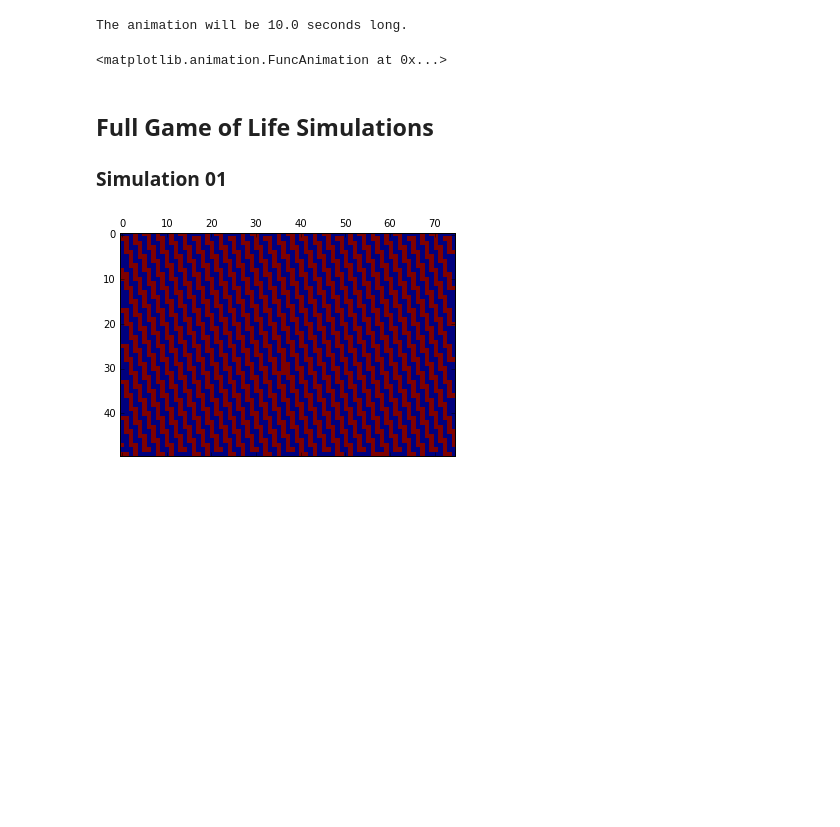
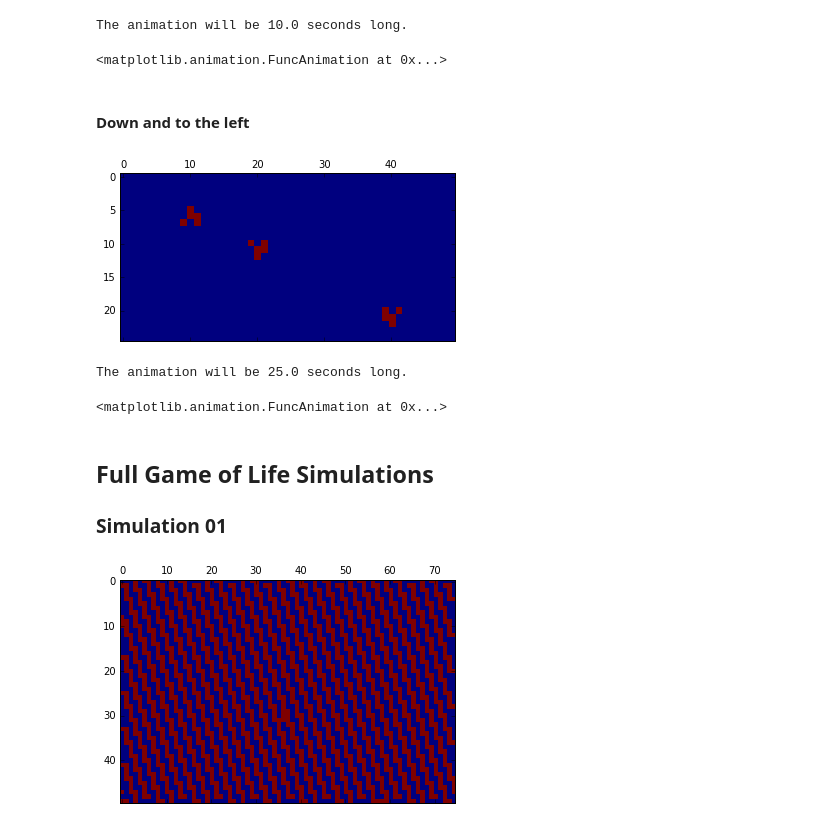
Before and after one commit to UCO-CSPI/CellularAutomaton, a Jupyter notebook: testingCAGrid.ipynb, the cells around one changed output. Saved outputs shown, nothing was run; the diff lists cells and outputs as text; code cells hidden in the pictures; blank space fills up the shorter version.

```diff
--- a/testingCAGrid.ipynb
+++ b/testingCAGrid.ipynb
@@ -292,3 +293,47 @@ MyAnimation = animation.FuncAnimation(MyFigure, af,
 MyAnimation
 # %% [output]
 <matplotlib.animation.FuncAnimation at 0x...>
+# %% [markdown]
+<h4>Down and to the left</h4>
+# %%
+rows = 25
+columns = 50
+MyGrid=CAGrid((rows,columns),MyDtype)  #initilized with whatever random memory was at the location.
+numpy.copyto(MyGrid['State'],numpy.zeros((rows,columns),dtype=numpy.dtype(bool)))
+MyGrid['State'][5][10] = True
+MyGrid['State'][6][10] = True
+MyGrid['State'][6][11] = True
+MyGrid['State'][7][9]  = True
+MyGrid['State'][7][11] = True
+
+MyGrid['State'][12][20] = True
+MyGrid['State'][11][20] = True
+MyGrid['State'][11][21] = True
+MyGrid['State'][10][19] = True
+MyGrid['State'][10][21] = True
+
+MyGrid['State'][22][40] = True
+MyGrid['State'][21][40] = True
+MyGrid['State'][21][39] = True
+MyGrid['State'][20][41] = True
+MyGrid['State'][20][39] = True
+
+
+MyGrid.FinishUpdate()
+MyAxes.matshow(MyGrid['Value'])
+MyFigure
+# %% [output]
+[figure, added]
+# %%
+AnimationFrames = 100  #total number of frames in animation.
+DelayBetweenFrames = 100 #in msec (20 gives 50 fps) (33.3 gives 30 fps)
+AnimationTime = AnimationFrames * DelayBetweenFrames/1000
+print ("The animation will be {:.1f} seconds long.".format(AnimationTime))
+# %% [output]
+The animation will be 25.0 seconds long.
+# %%
+MyAnimation = animation.FuncAnimation(MyFigure, af,
+                               frames=AnimationFrames, interval=DelayBetweenFrames, blit=False)
+MyAnimation
+# %% [output]
+<matplotlib.animation.FuncAnimation at 0x...>
```
Also changed, not shown: parts of 4 cells of this notebook, 5 other files.
